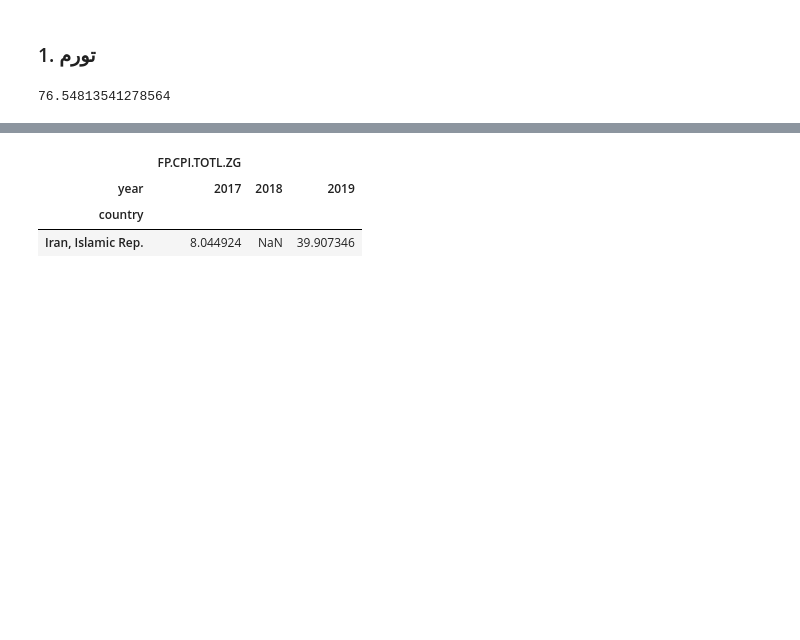
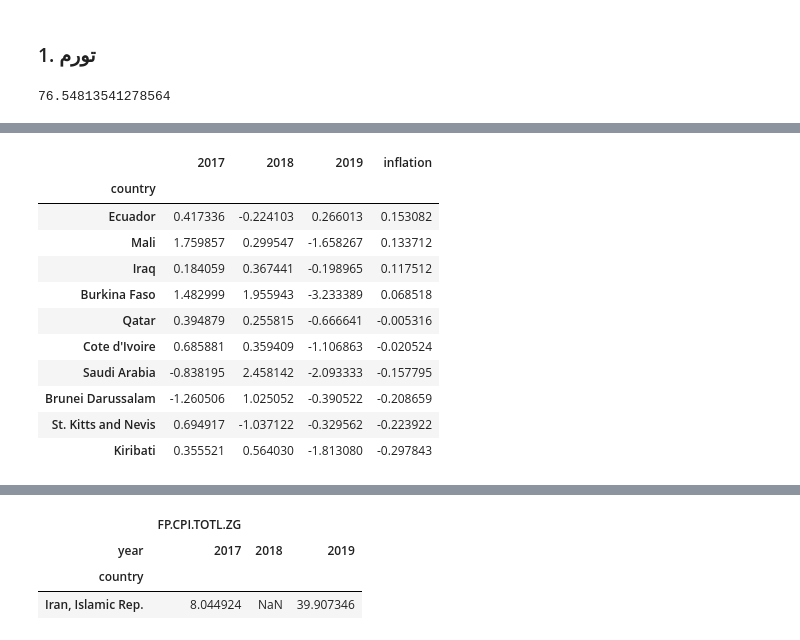
Before and after one commit to saeed-saffari/privatization-SPRI-2022, a Jupyter notebook: codes/Privatization_01.ipynb, the cells around one changed output, grey strips where cells are left out. Cells and saved outputs as stored; diff of their text form; code cells hidden in the pictures; blank space fills up the shorter version.

```diff
--- a/codes/Privatization_01.ipynb
+++ b/codes/Privatization_01.ipynb
@@ -128,0 +209,15 @@ df = wb.download(country='IRN',indicator= "FP.CPI.TOTL.ZG", start=2017 ,end = 20
+# %%
+sort_df.dropna().iloc[-10:]
+# %% [output]
+|  | 2017 | 2018 | 2019 | inflation |
+| country |  |  |  |  |
+| Ecuador | 0.417336 | -0.224103 | 0.266013 | 0.153082 |
+| Mali | 1.759857 | 0.299547 | -1.658267 | 0.133712 |
+| Iraq | 0.184059 | 0.367441 | -0.198965 | 0.117512 |
+| Burkina Faso | 1.482999 | 1.955943 | -3.233389 | 0.068518 |
+| Qatar | 0.394879 | 0.255815 | -0.666641 | -0.005316 |
+| Cote d'Ivoire | 0.685881 | 0.359409 | -1.106863 | -0.020524 |
+| Saudi Arabia | -0.838195 | 2.458142 | -2.093333 | -0.157795 |
+| Brunei Darussalam | -1.260506 | 1.025052 | -0.390522 | -0.208659 |
+| St. Kitts and Nevis | 0.694917 | -1.037122 | -0.329562 | -0.223922 |
+| Kiribati | 0.355521 | 0.564030 | -1.813080 | -0.297843 |
```
Also changed, not shown: parts of 34 cells of this notebook.
